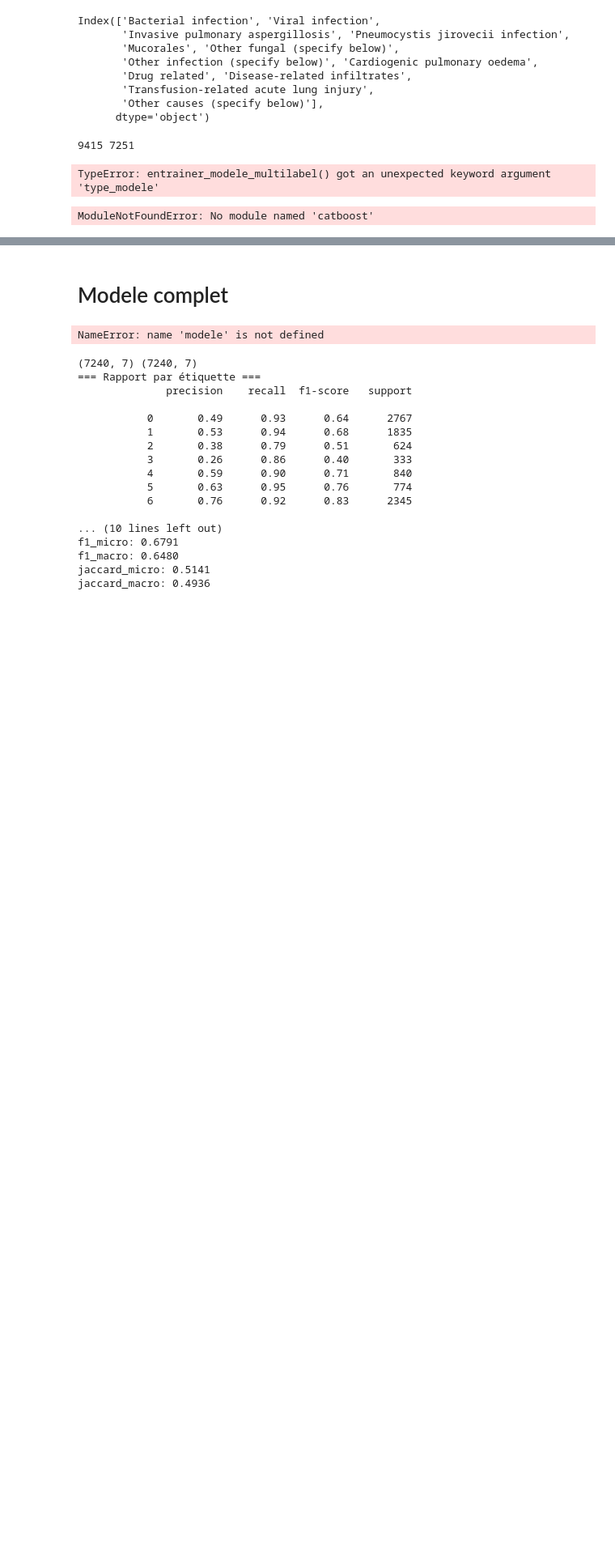
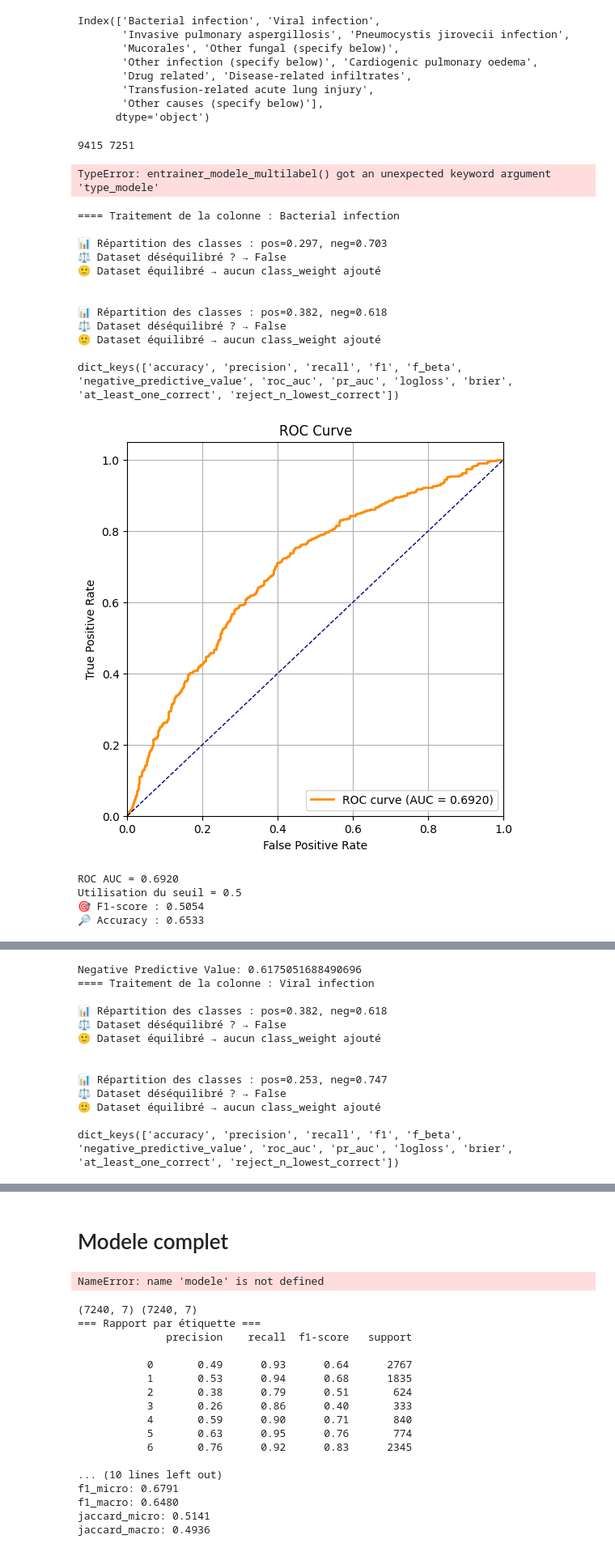
Before and after one commit to Romain-Forte/respiratory_diagnostics, a Jupyter notebook: dev_algo.ipynb, the cells around one changed output, grey strips where cells are left out. Shown at 81% size. Cells and saved outputs as stored; diff of their text form; code cells hidden in the pictures; blank space fills up the shorter version.

```diff
--- a/dev_algo.ipynb
+++ b/dev_algo.ipynb
@@ -211,33 +211,93 @@ TypeError: entrainer_modele_multilabel() got an unexpected keyword argument 'typ
 # %%
 from sklearn.metrics import f1_score
 from utils.algo_prediction import preparer_jeu_xy,normaliser_features,train_and_optimize_threshold_PR
 from utils.models_and_metrics import compare_models_metric
 from sklearn.linear_model import LogisticRegression
+from imblearn.pipeline import Pipeline
+from utils.algo_prediction import preparer_jeu_xy
 
+from utils.algo_prediction import AutoStandardScaler
+from utils.models_and_metrics import get_models,get_metric,f1_metric_xgb,negative_predictive_value
+from utils.data_aug import get_augmentation_methods
+from utils.visualisation import show_metrics_binary, show_roc_curve
 from utils.models_and_metrics import get_models,get_metric
 
 for col in df_labels_fusion.columns:
     print("==== Traitement de la colonne :", col)
     models = get_models(y_train)
     # print(col, df_labels_fusion[col].sum())
     df_labels_1 = df_labels_fusion[col].to_frame()
     # 2) Séparation X/y + split
     X_train, X_test, y_train, y_test, labels = preparer_jeu_xy(df_features_clean,df_labels_1)  # ou fournir la liste
 
     # 3) Normalisation (optionnel mais recommandé pour logreg/MLP)
-    X_train_sc, X_test_sc, scaler, cols_num = normaliser_features(X_train, X_test)
+    # X_train_sc, X_test_sc, scaler, cols_num = normaliser_features(X_train, X_test)
 
     # 4) Entraîner (choisis "random_forest", "logreg_ovr" ou "mlp")
     # model, metrics = train_binary_classifier(X_train_sc, y_train, X_test_sc, y_test)
     # show_metrics_binary(metrics)
 
-    model = LogisticRegression(class_weight="balanced", max_iter=10)
+    # model = LogisticRegression(class_weight="balanced", max_iter=10)
     #train_and_optimize_threshold_PR(model, X_train_sc, y_train, X_test_sc, y_test)
     # y_train = y_train.values.ravel()
     # y_test = y_test.values.ravel()
 
     # df_f1 = compare_models_metric(models,f1_score,
     # X_train_sc, y_train, X_test_sc, y_test
     # )
+    models = get_models(y_train)
+    augmentations = get_augmentation_methods(random_state=0)
+    # print(augmentations.keys())
+
+
+    pipe_train = Pipeline([
+        ("scaler", AutoStandardScaler()),
+        ("augmentation", augmentations['SMOTE']),
+        ("model",models['XGBoost'] )
+    ])
+    pipe_train.set_params(model__eval_metric=f1_metric_xgb)
+
+
+    pipe_train.fit(X_train, y_train)
+
+    metrics = get_metric()
+    print(metrics.keys())
+    metric_fn=metrics['roc_auc']["metric_fn"]
+    needs_proba=metrics['roc_auc']["needs_proba"]
+
+
+    pipe_test = Pipeline([
+        ("scaler", pipe_train.named_steps["scaler"]),  # scaler déjà fit
+        ("model", pipe_train.named_steps["model"])     # modèle déjà fit
+    ])
+    if needs_proba:
+        y_pred = pipe_test.predict_proba(X_test)[:, 1]
+    else:
+        y_pred = pipe_test.predict(X_test)
+
+    score = metric_fn(y_test, y_pred)
+    show_roc_curve(y_test, y_pred)
+    y_pred = (y_pred >= 0.5).astype(int)
+    show_metrics_binary(y_test, y_pred)
+
+
+
+    print("Negative Predictive Value:", negative_predictive_value(y_test, y_pred))
 # %% [output]
-ModuleNotFoundError: No module named 'catboost'
+==== Traitement de la colonne : Bacterial infection
+
+📊 Répartition des classes : pos=0.297, neg=0.703
+⚖️ Dataset déséquilibré ? → False
+🙂 Dataset équilibré → aucun class_weight ajouté
+
+
+📊 Répartition des classes : pos=0.382, neg=0.618
+⚖️ Dataset déséquilibré ? → False
+🙂 Dataset équilibré → aucun class_weight ajouté
+
+dict_keys(['accuracy', 'precision', 'recall', 'f1', 'f_beta', 'negative_predictive_value', 'roc_auc', 'pr_auc', 'logloss', 'brier', 'at_least_one_correct', 'reject_n_lowest_correct'])
+[figure, added]
+ROC AUC = 0.6920
+Utilisation du seuil = 0.5
+🎯 F1-score : 0.5054
+🔎 Accuracy : 0.6533
@@ -243,0 +305,13 @@ ModuleNotFoundError: No module named 'catboost'
+Negative Predictive Value: 0.6175051688490696
+==== Traitement de la colonne : Viral infection
+
+📊 Répartition des classes : pos=0.382, neg=0.618
+⚖️ Dataset déséquilibré ? → False
+🙂 Dataset équilibré → aucun class_weight ajouté
+
+
+📊 Répartition des classes : pos=0.253, neg=0.747
+⚖️ Dataset déséquilibré ? → False
+🙂 Dataset équilibré → aucun class_weight ajouté
+
+dict_keys(['accuracy', 'precision', 'recall', 'f1', 'f_beta', 'negative_predictive_value', 'roc_auc', 'pr_auc', 'logloss', 'brier', 'at_least_one_correct', 'reject_n_lowest_correct'])
```
Also changed, not shown: parts of 2 cells of this notebook, 1 other file.
